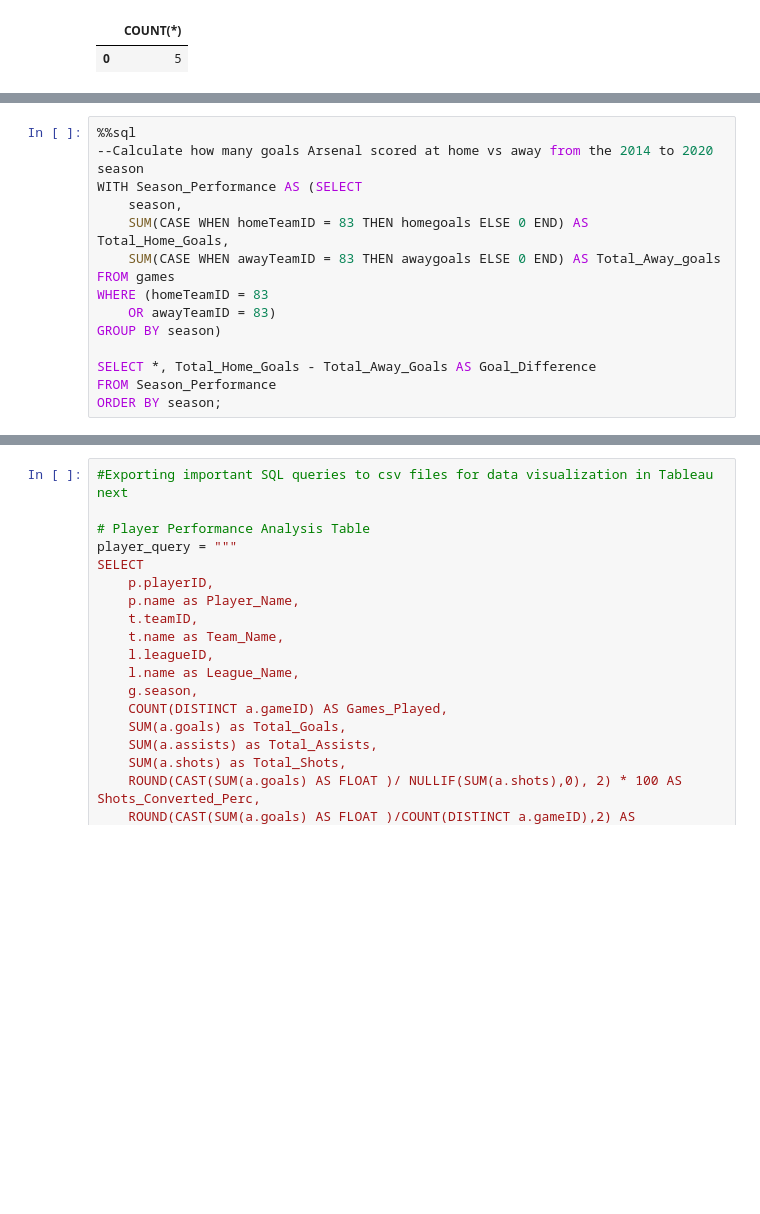
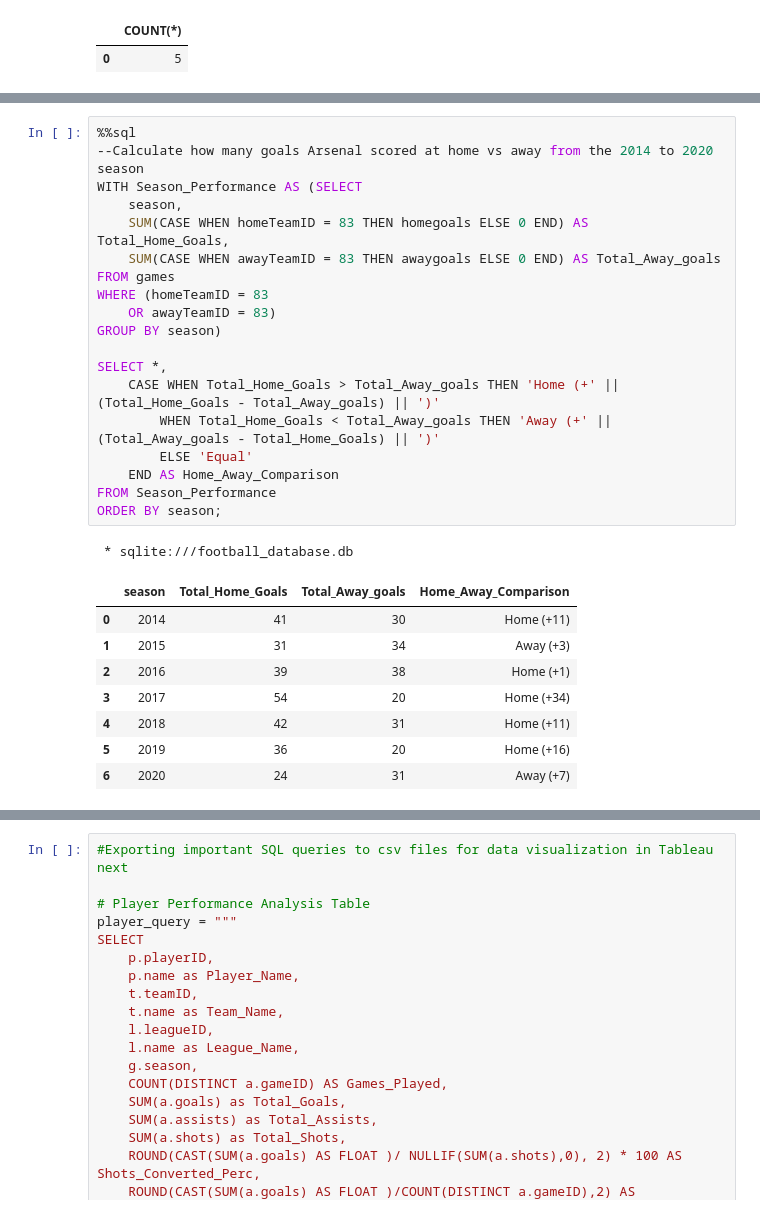
Before and after one commit to Zaki978/European-Soccer-SQL-Data-Project, a Jupyter notebook: EU Football SQL Project.ipynb, the cells around one changed output, grey strips where cells are left out. Cells and saved outputs as stored; diff of their text form; blank space fills up the shorter version.

```diff
--- a/EU Football SQL Project.ipynb
+++ b/EU Football SQL Project.ipynb
@@ -177,18 +208,32 @@ ORDER BY season;
 # %%
 %%sql
 --Calculate how many goals Arsenal scored at home vs away from the 2014 to 2020 season
 WITH Season_Performance AS (SELECT
     season,
     SUM(CASE WHEN homeTeamID = 83 THEN homegoals ELSE 0 END) AS Total_Home_Goals,
     SUM(CASE WHEN awayTeamID = 83 THEN awaygoals ELSE 0 END) AS Total_Away_goals
 FROM games
 WHERE (homeTeamID = 83
     OR awayTeamID = 83)
 GROUP BY season)
 
-SELECT *, Total_Home_Goals - Total_Away_Goals AS Goal_Difference
+SELECT *,
+    CASE WHEN Total_Home_Goals > Total_Away_goals THEN 'Home (+' || (Total_Home_Goals - Total_Away_goals) || ')'
+        WHEN Total_Home_Goals < Total_Away_goals THEN 'Away (+' || (Total_Away_goals - Total_Home_Goals) || ')'
+        ELSE 'Equal'
+    END AS Home_Away_Comparison
 FROM Season_Performance
 ORDER BY season;
+# %% [output]
+ * sqlite:///football_database.db
+|  | season | Total_Home_Goals | Total_Away_goals | Home_Away_Comparison |
+| 0 | 2014 | 41 | 30 | Home (+11) |
+| 1 | 2015 | 31 | 34 | Away (+3) |
+| 2 | 2016 | 39 | 38 | Home (+1) |
+| 3 | 2017 | 54 | 20 | Home (+34) |
+| 4 | 2018 | 42 | 31 | Home (+11) |
+| 5 | 2019 | 36 | 20 | Home (+16) |
+| 6 | 2020 | 24 | 31 | Away (+7) |
 # %%
 %%sql
 /* Shows all winners and losers in 2020 Premier League matches with: */
```
Also changed, not shown: parts of 29 cells of this notebook.
